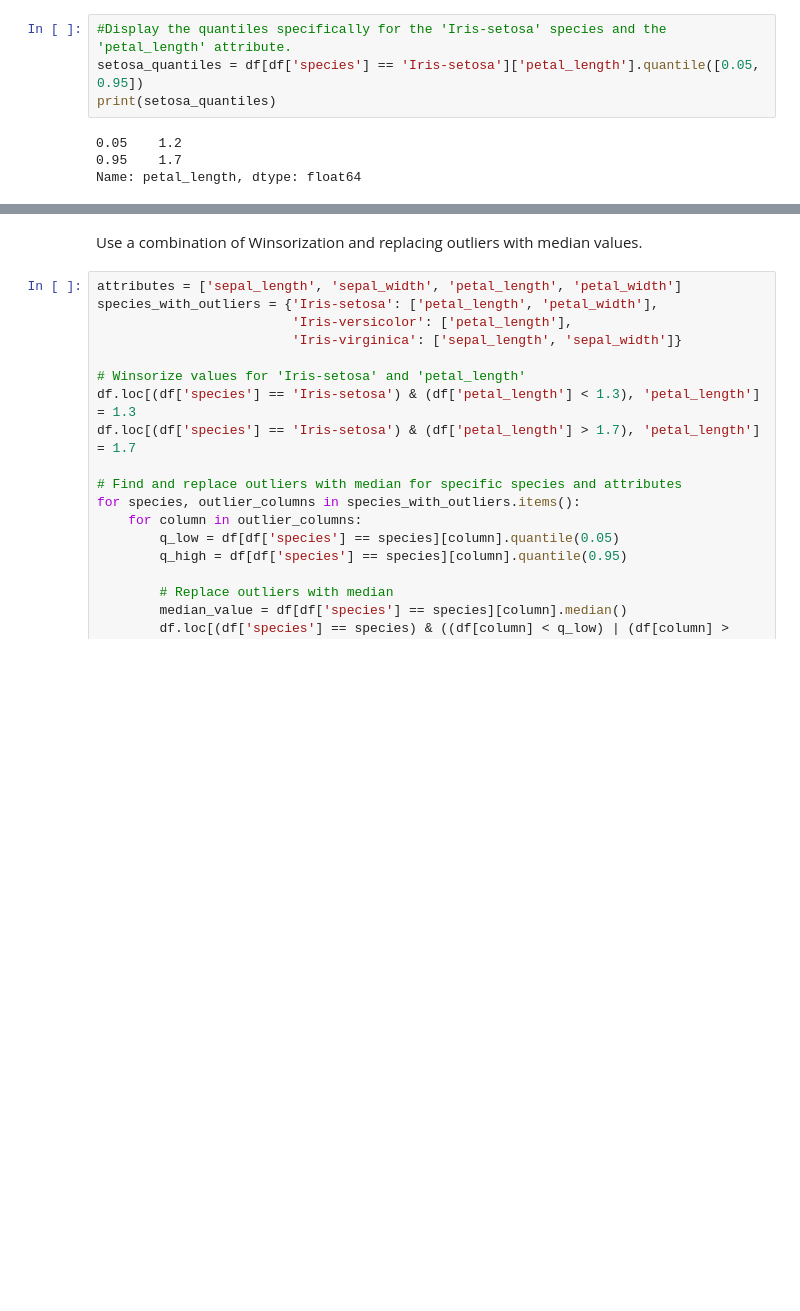
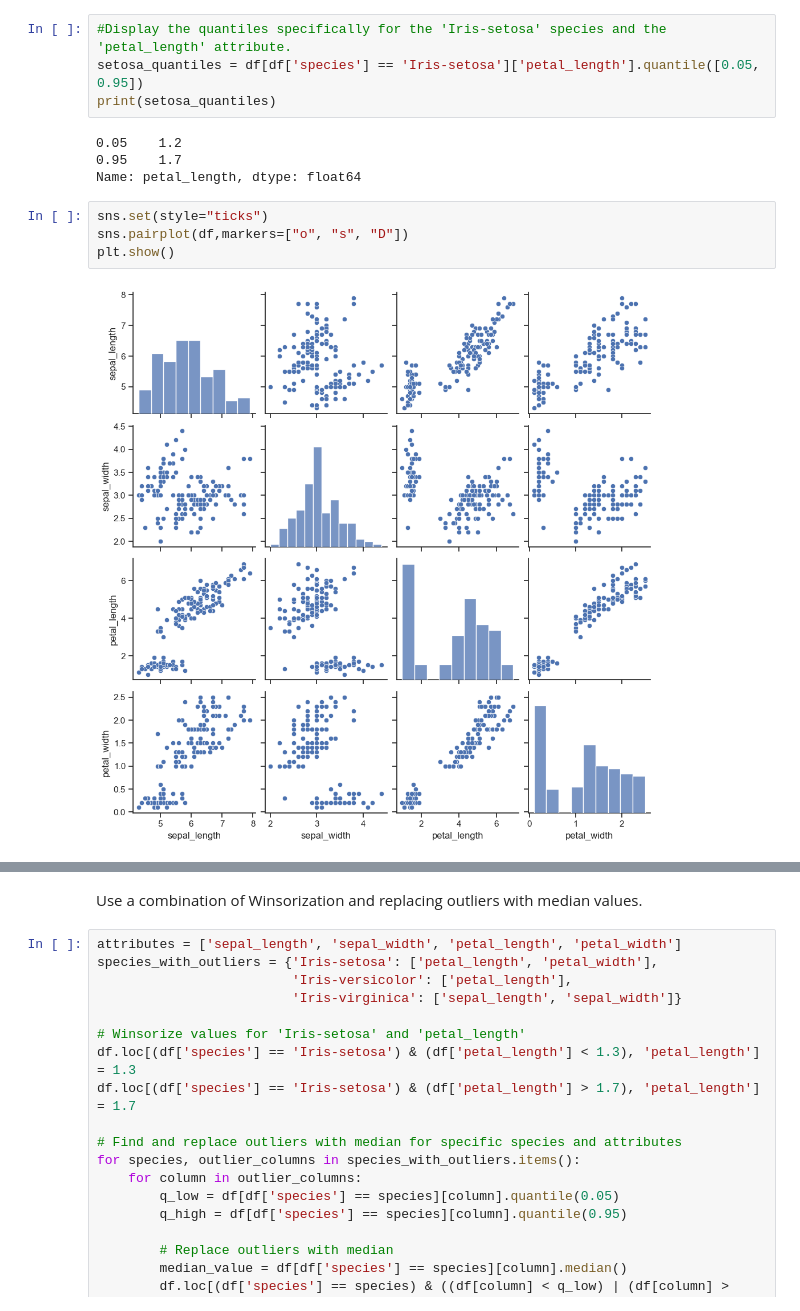
Before and after one commit to yashksaini-coder/CodSoft, a Jupyter notebook: Task-2/EDA+ML.ipynb, the cells around one changed output, grey strips where cells are left out. Drawn from its saved outputs; the diff is of its cells as text; blank space fills up the shorter version.

```diff
--- a/Task-2/EDA+ML.ipynb
+++ b/Task-2/EDA+ML.ipynb
@@ -117,3 +117,9 @@ print(setosa_quantiles)
 0.05    1.2
 0.95    1.7
 Name: petal_length, dtype: float64
+# %%
+sns.set(style="ticks")
+sns.pairplot(df,markers=["o", "s", "D"])
+plt.show()
+# %% [output]
+[figure, added]
```
Also changed, not shown: parts of 10 cells of this notebook.
